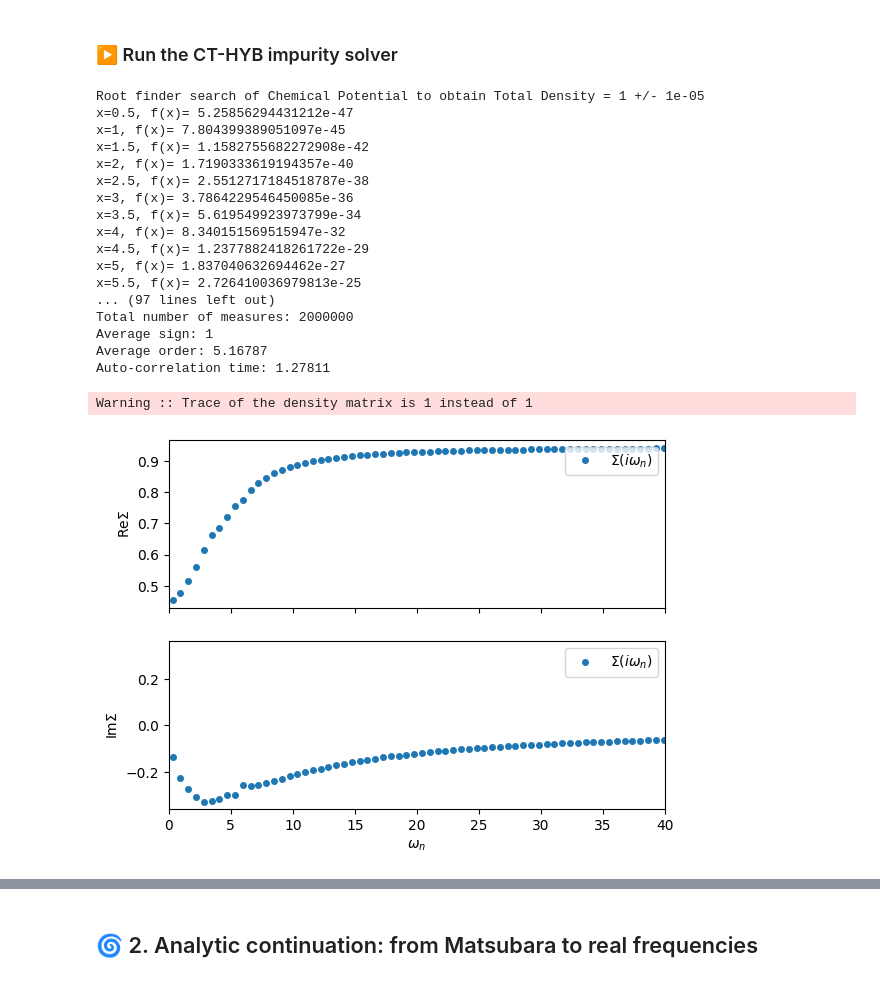
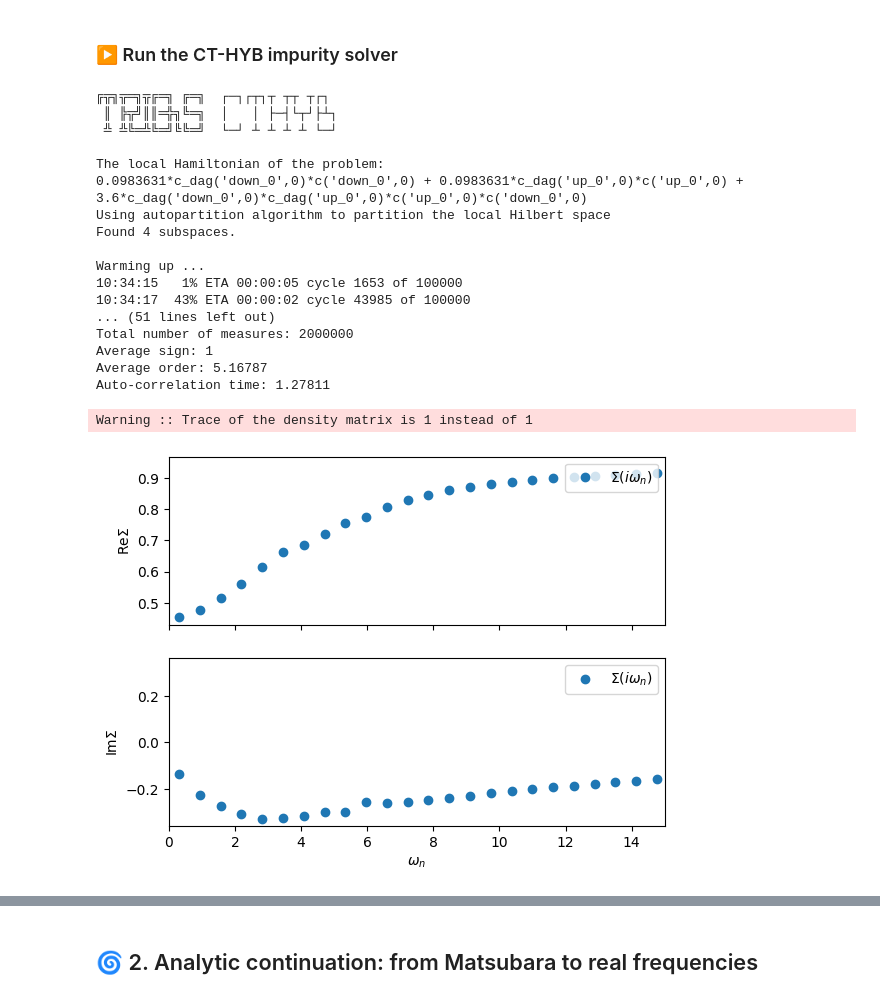
Before and after one commit to harrisonlabollita/TRIQS-tutorials, a Jupyter notebook: ModEST-DMFT/02s-lco-one-band.ipynb, the cells around one changed output, grey strips where cells are left out. Saved outputs shown, nothing was run; the diff lists cells and outputs as text; code cells hidden in the pictures.

```diff
--- a/ModEST-DMFT/02s-lco-one-band.ipynb
+++ b/ModEST-DMFT/02s-lco-one-band.ipynb
@@ -263,38 +241,38 @@ h_int = U*n('up_0',0)*n('down_0',0)
 # %%
 solver_params = dict(length_cycle=60, n_cycles = int(2e+6),
                           n_warmup_cycles = int(1e+5),
-                          perform_tail_fit=True, fit_min_w=6, fit_max_w=10,
+                          perform_tail_fit=True, fit_min_w=10, fit_max_w=14,
                           imag_threshold = 1e-6)
 results = solve(Delta_iw, hloc0, h_int, **solver_params)
 # %% [output]
-Root finder search of Chemical Potential to obtain Total Density = 1 +/- 1e-05
-x=0.5, f(x)= 5.25856294431212e-47
-x=1, f(x)= 7.804399389051097e-45
-x=1.5, f(x)= 1.1582755682272908e-42
-x=2, f(x)= 1.7190333619194357e-40
-x=2.5, f(x)= 2.5512717184518787e-38
-x=3, f(x)= 3.7864229546450085e-36
-x=3.5, f(x)= 5.619549923973799e-34
-x=4, f(x)= 8.340151569515947e-32
-x=4.5, f(x)= 1.2377882418261722e-29
-x=5, f(x)= 1.837040632694462e-27
-x=5.5, f(x)= 2.726410036979813e-25
-... (97 lines left out)
+╔╦╗╦═╗╦╔═╗ ╔═╗  ┌─┐┌┬┐┬ ┬┬ ┬┌┐
+ ║ ╠╦╝║║═╬╗╚═╗  │   │ ├─┤└┬┘├┴┐
+ ╩ ╩╚═╩╚═╝╚╚═╝  └─┘ ┴ ┴ ┴ ┴ └─┘
+
+The local Hamiltonian of the problem:
+0.0983631*c_dag('down_0',0)*c('down_0',0) + 0.0983631*c_dag('up_0',0)*c('up_0',0) + 3.6*c_dag('down_0',0)*c_dag('up_0',0)*c('up_0',0)*c('down_0',0)
+Using autopartition algorithm to partition the local Hilbert space
+Found 4 subspaces.
+
+Warming up ...
+10:34:15   1% ETA 00:00:05 cycle 1653 of 100000
+10:34:17  43% ETA 00:00:02 cycle 43985 of 100000
+... (51 lines left out)
 Total number of measures: 2000000
 Average sign: 1
 Average order: 5.16787
 Auto-correlation time: 1.27811
 Warning :: Trace of the density matrix is 1 instead of 1
 # %%
-from triqs.plot.mpl_interface import oplot
+from triqs.plot.mpl_interface import oplot, plt
 
 fig, ax = plt.subplots(2,1, sharex=True)
-ax[0].oplot(results.Sigma_iw['up_0'].real, 'o', ms=4, label=r'$\Sigma(i\omega_{n})$');
+ax[0].oplot(results.Sigma_iw['up_0'].real, 'o', label=r'$\Sigma(i\omega_{n})$');
 ax[0].set_ylabel(r'Re$\Sigma$'); ax[0].set_xlabel('')
-ax[1].oplot(results.Sigma_iw['up_0'].imag, 'o', ms=4, label=r'$\Sigma(i\omega_{n})$');
+ax[1].oplot(results.Sigma_iw['up_0'].imag, 'o', label=r'$\Sigma(i\omega_{n})$');
 ax[1].set_ylabel(r'Im$\Sigma$')
-ax[0].set_xlim(0, 40)
+ax[0].set_xlim(0, 15)
 plt.show()
 # %% [output]
-[figure, old version]
+[figure, new version]
 # %% [markdown]
```
Also changed, not shown: parts of 17 cells of this notebook, 3 other files.
